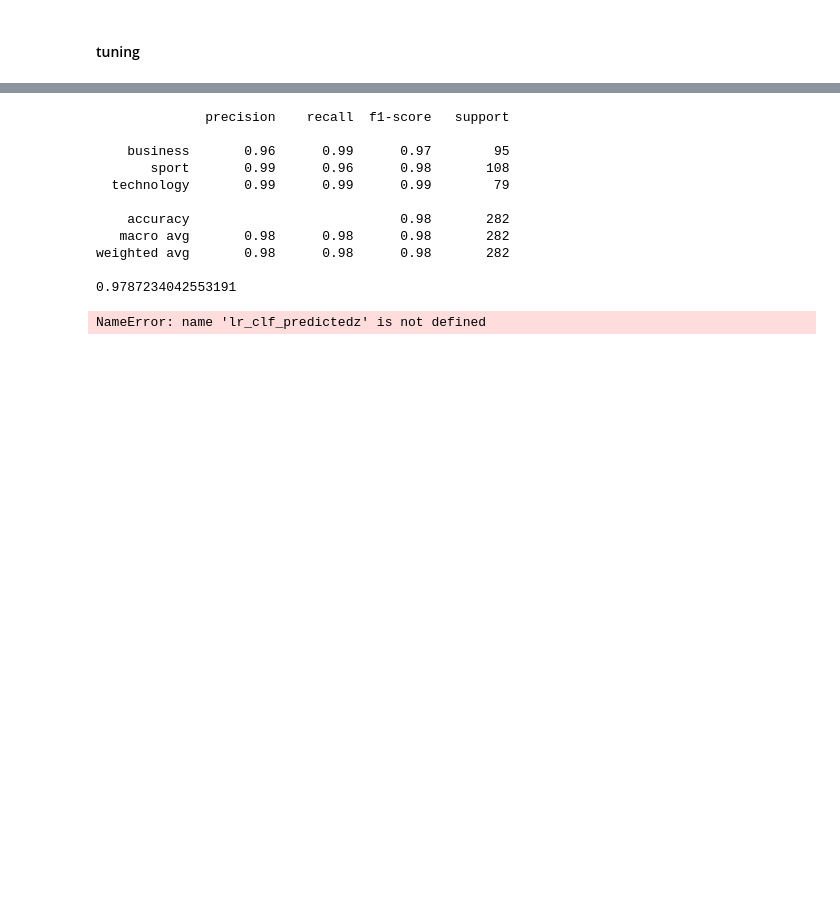
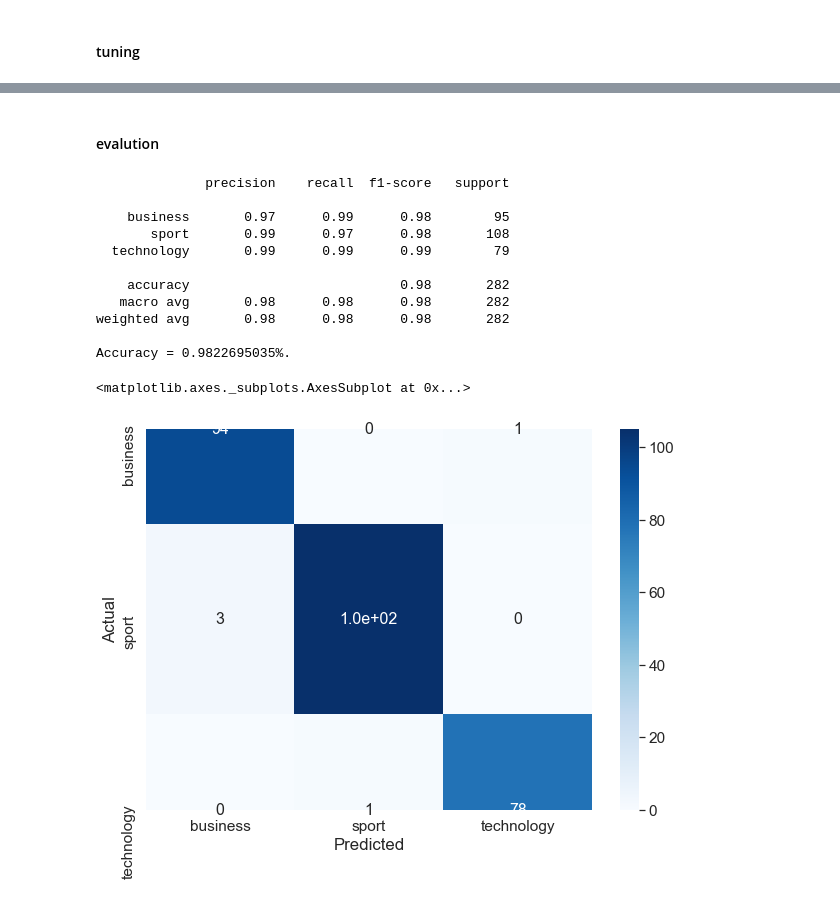
Before and after one commit to vasin-peach/text-classification, a Jupyter notebook: assignment.ipynb, the cells around one changed output, grey strips where cells are left out. Cells and saved outputs as stored; diff of their text form; code cells hidden in the pictures; blank space fills up the shorter version.

```diff
--- a/assignment.ipynb
+++ b/assignment.ipynb
@@ -502,4 +516,4 @@ weighted avg       0.98      0.98      0.98       282
 # %%
-lr_clf = LogisticRegression()
-lr_clf.fit(X_train, y_train)
-lr_clf_predicted = lr_clf.predict(X_test)
+lr = LogisticRegression()
+lr.fit(X_train, y_train)
+lr_predicted = lr.predict(X_test)
@@ -505,0 +522,5 @@ lr_clf_predicted = lr_clf.predict(X_test)
+# %%
+grid={"C":np.logspace(-3,3,7), "penalty":["l1","l2"]}# l1 lasso l2 ridge
+lr_gs=GridSearchCV(lr, grid,cv=3, verbose=5, n_jobs = -1)
+lr_gs.fit(X_train,y_train)
+lr_gs.best_params_
@@ -506,24 +533,30 @@ lr_clf_predicted = lr_clf.predict(X_test)
+# %%
+lr_gs_predicted = lr_gs.predict(X_test)
+# %% [markdown]
+#### evalution
 # %%
-print(classification_report(y_test,lr_clf_predicted))
-print(accuracy_score(y_test, lr_clf_predicted))
+print(classification_report(y_test,lr_gs_predicted))
+print('Accuracy = {:0.10f}%.'.format(accuracy_score(y_test, lr_gs_predicted)))
 
-data = confusion_matrix(y_test, lr_clf_predictedz)
+
+data = confusion_matrix(y_test, lr_gs_predicted)
 df_cm = pd.DataFrame(data, columns=np.unique(y_test), index = np.unique(y_test))
 df_cm.index.name = 'Actual'
 df_cm.columns.name = 'Predicted'
 plt.figure(figsize = (10,7))
 sn.set(font_scale=1.4)#for label size
 sn.heatmap(df_cm, cmap="Blues", annot=True,annot_kws={"size": 16})# font size
 # %% [output]
               precision    recall  f1-score   support
 
-    business       0.96      0.99      0.97        95
-       sport       0.99      0.96      0.98       108
+    business       0.97      0.99      0.98        95
+       sport       0.99      0.97      0.98       108
   technology       0.99      0.99      0.99        79
 
     accuracy                           0.98       282
    macro avg       0.98      0.98      0.98       282
 weighted avg       0.98      0.98      0.98       282
 
-0.9787234042553191
+Accuracy = 0.9822695035%.
-NameError: name 'lr_clf_predictedz' is not defined
+<matplotlib.axes._subplots.AxesSubplot at 0x...>
+[figure, added]
```
Also changed, not shown: parts of 26 cells of this notebook, 1 other file.
